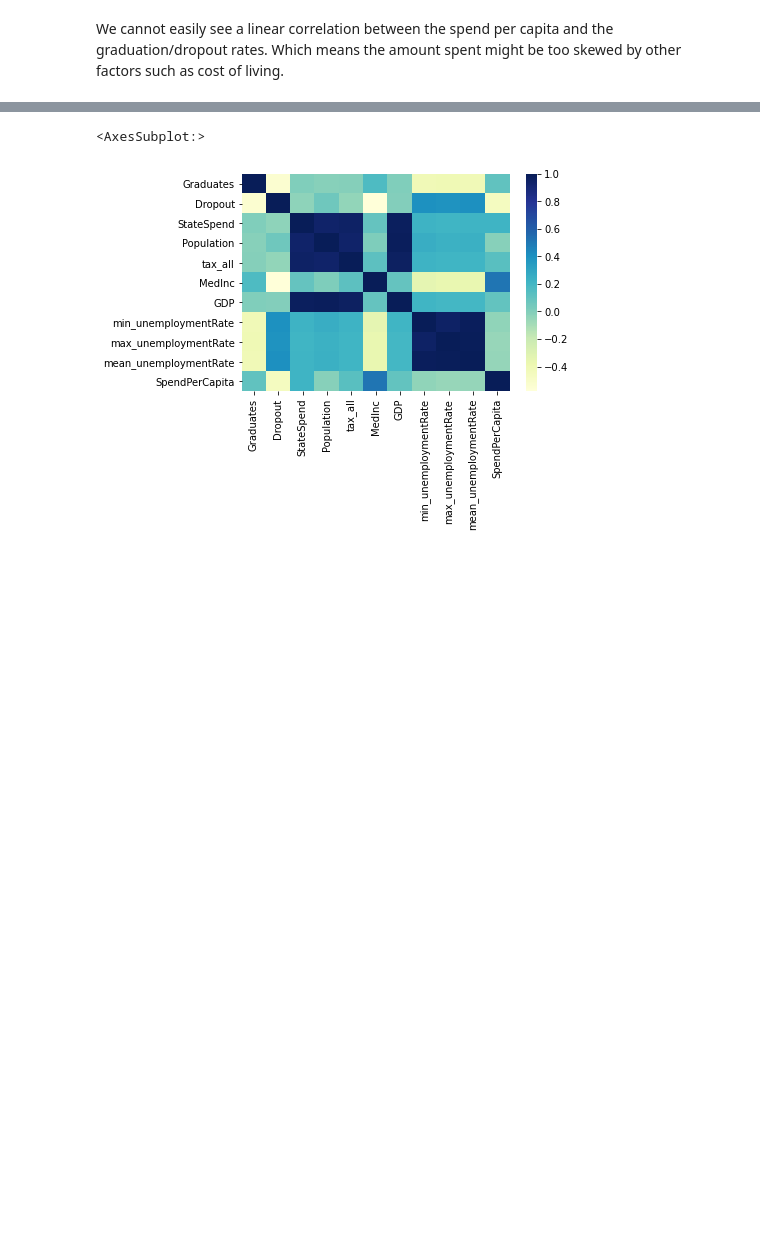
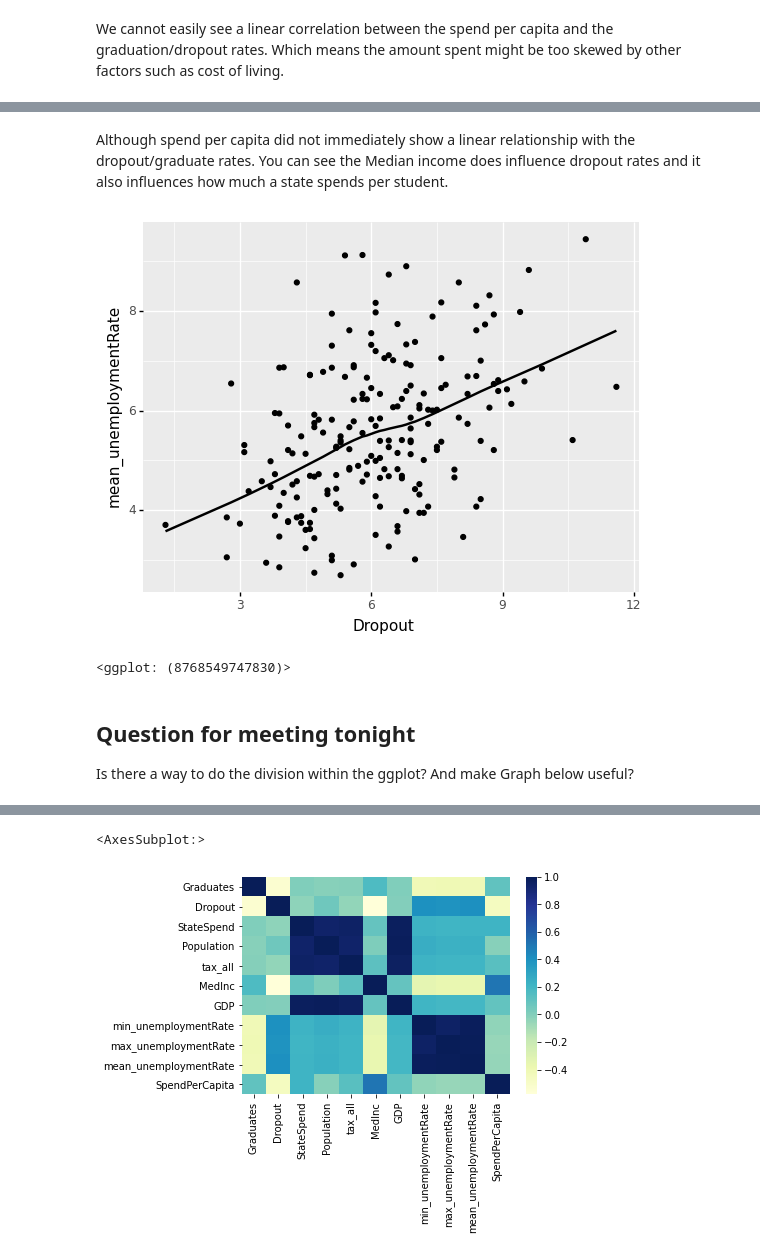
Before and after one commit to shayleelaura/Independent_Capstone, a Jupyter notebook: State Student Spending Case Study.ipynb, the cells around one changed output, grey strips where cells are left out. Cells and saved outputs as stored; diff of their text form; code cells hidden in the pictures; blank space fills up the shorter version.

```diff
--- a/State Student Spending Case Study.ipynb
+++ b/State Student Spending Case Study.ipynb
@@ -742,0 +812,11 @@ ggplot(keyYears, aes(x = 'SpendPerCapita', y = 'GDP')) + geom_point(stat = 'iden
+# %% [markdown]
+Although spend per capita did not immediately show a linear relationship with the dropout/graduate rates. You can see the Median income does influence dropout rates and it also influences how much a state spends per student.
+# %%
+ggplot(keyYears, aes(x= 'Dropout', y = 'mean_unemploymentRate',)) + geom_point(stat = 'identity') + stat_smooth()
+# %% [output]
+[figure, added]
+<ggplot: (8768549747830)>
+# %% [markdown]
+## Question for meeting tonight
+Is there a way to do the division within the ggplot?
+And make Graph below useful?
```
Also changed, not shown: parts of 51 cells of this notebook.
